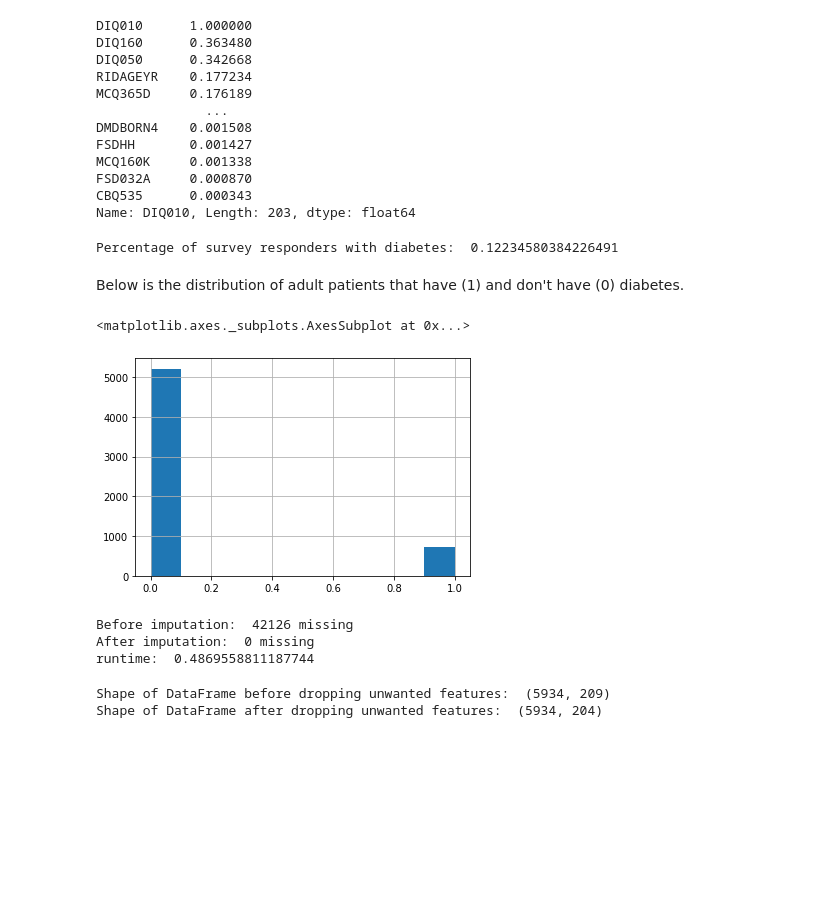
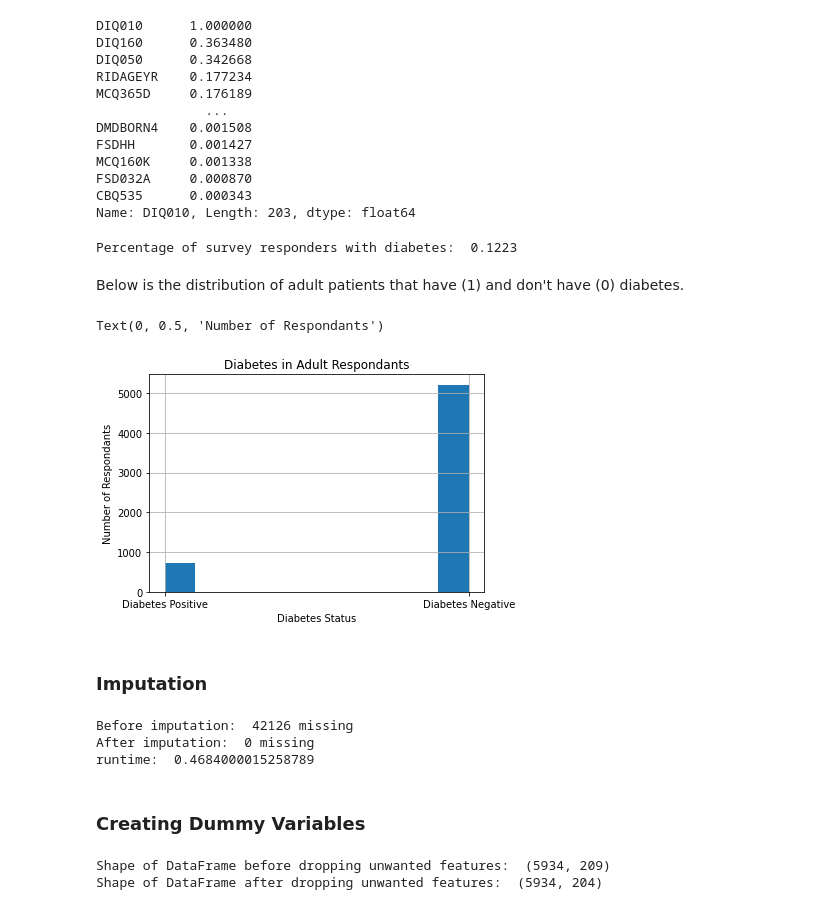
Before and after one commit to iklasky/Springboard, a Jupyter notebook: SecondCapstone/Diabetes_prediction_adults.ipynb, the cells around one changed output. Drawn from its saved outputs; the diff is of its cells as text; code cells hidden in the pictures; blank space fills up the shorter version.

```diff
--- a/SecondCapstone/Diabetes_prediction_adults.ipynb
+++ b/SecondCapstone/Diabetes_prediction_adults.ipynb
@@ -104,23 +106,28 @@ df = df[df['DIQ010'].notna()]
 df = df[df['DIQ010'] != 3]
 df = df[df['DIQ010'] != 7]
 df = df[df['DIQ010'] != 9]
-ROO = df[df['DIQ010'] == 1].shape[0]/df.shape[0]
+ROO = round(df[df['DIQ010'] == 1].shape[0]/df.shape[0],4)
 df['DIQ010'] = df['DIQ010'].replace({2:0})
 print("Percentage of survey responders with diabetes: ", ROO)
 # %% [output]
-Percentage of survey responders with diabetes:  0.12234580384226491
+Percentage of survey responders with diabetes:  0.1223
 # %% [markdown]
 Below is the distribution of adult patients that have (1) and don't have (0) diabetes.
-# %%
-df['DIQ010'].hist()
-# %% [output]
-<matplotlib.axes._subplots.AxesSubplot at 0x...>
-[figure, removed]
+# %%
+df['DIQ010'].replace({0: 'Diabetes Negative', 1: 'Diabetes Positive'}).hist()
+plt.title("Diabetes in Adult Respondants")
+plt.xlabel("Diabetes Status")
+plt.ylabel("Number of Respondants")
+# %% [output]
+Text(0, 0.5, 'Number of Respondants')
+[figure, added]
+# %% [markdown]
+### Imputation<a name="Imputation"></a>
 # %%
 from sklearn.impute import KNNImputer
 import time
 
-tic = time.time()
+tic = round(time.time(),4)
 
 col_names = list(df.columns)
 
@@ -138,12 +145,14 @@ print('After imputation: ', df.isnull().sum().sum(), 'missing')
 
 df.columns = col_names
 
-toc = time.time()
+toc = round(time.time(),4)
 print('runtime: ',toc-tic)
 # %% [output]
 Before imputation:  42126 missing
 After imputation:  0 missing
-runtime:  0.4869558811187744
+runtime:  0.4684000015258789
+# %% [markdown]
+### Creating Dummy Variables<a name="Creating_Dummy_Variables"></a>
 # %%
 print('Shape of DataFrame before dropping unwanted features: ', df.shape)
 remove_list = ['DIQ160', 'DIQ050', 'DIQ180', 'DIQ172', 'DIQ170']#, 'SLQ060', 'SIAPROXY', 'HUQ010', 'HUQ010', 'DMDHRAGE', 'DLQ060', 'RIDAGEYR', 'DLQ050', 'WTINT2YR', 'WTMEC2YR']
```
Also changed, not shown: parts of 24 cells of this notebook.
